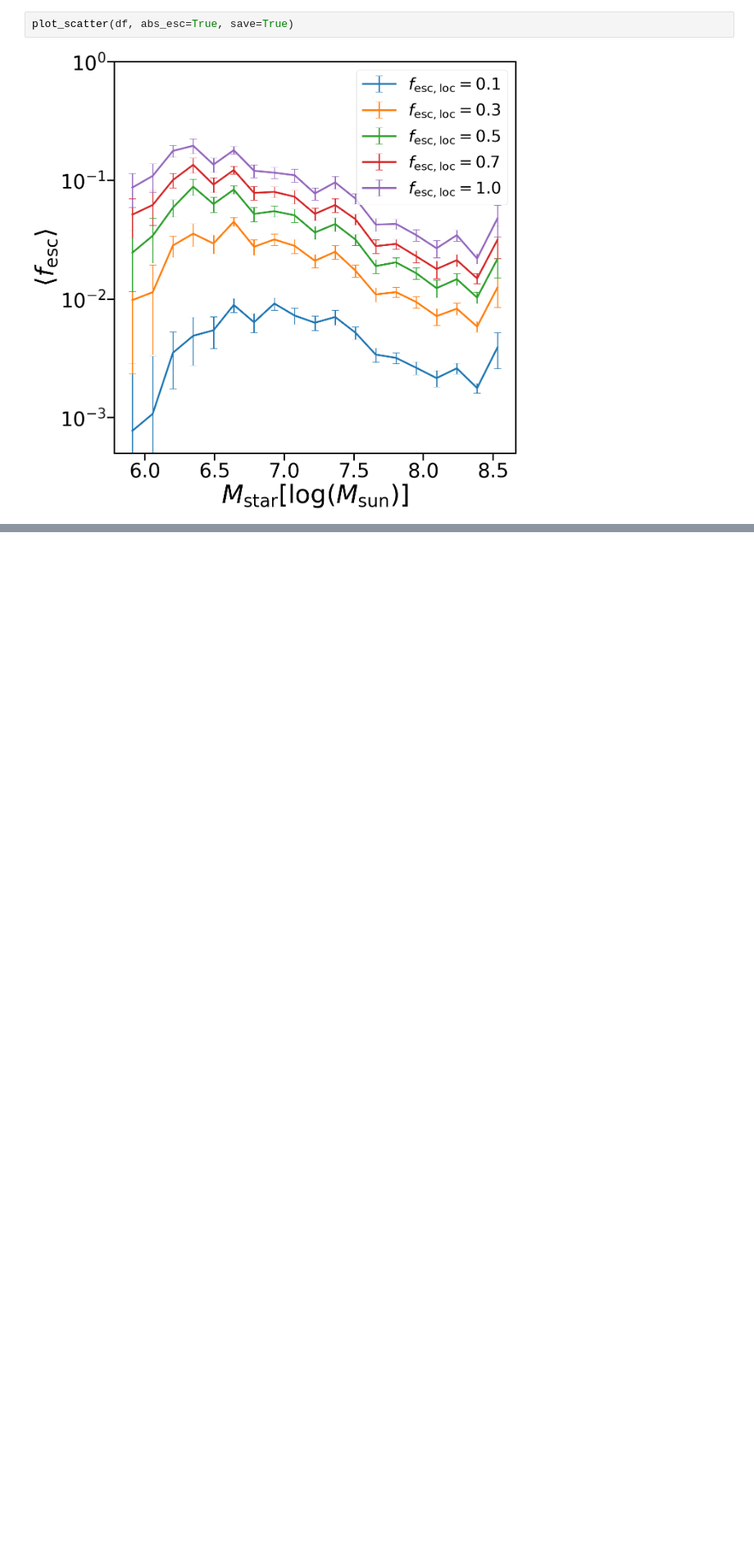
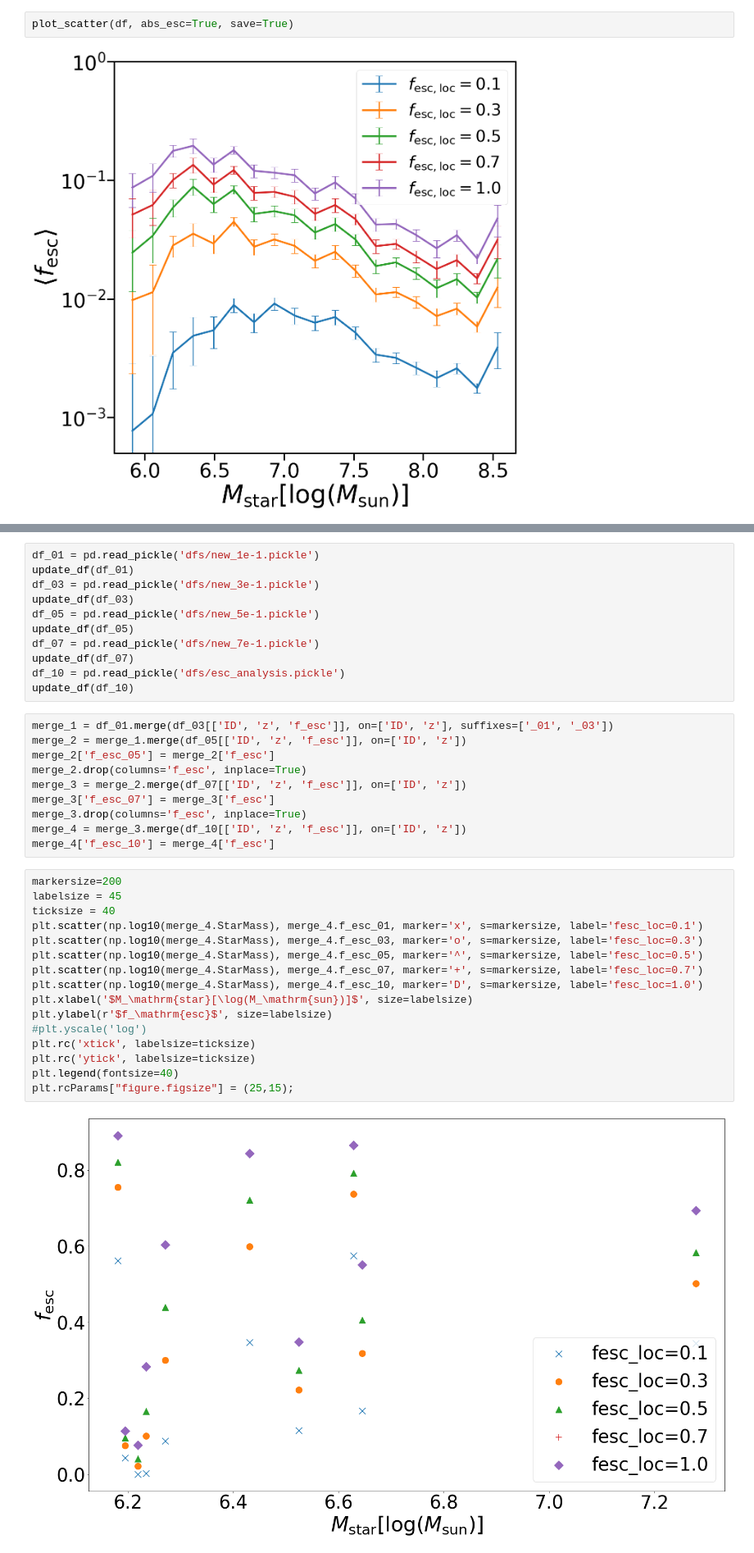
Before and after one commit to IvanKostyuk94/f_esc, a Jupyter notebook: loc_esc.ipynb, the cells around one changed output, grey strips where cells are left out. Shown at 82% size. Cells and saved outputs as stored; diff of their text form; blank space fills up the shorter version.

```diff
--- a/loc_esc.ipynb
+++ b/loc_esc.ipynb
@@ -203,0 +226,39 @@ plt.rcParams["figure.figsize"] = (15,15);
+# %%
+df_01 = pd.read_pickle('dfs/new_1e-1.pickle')
+update_df(df_01)
+df_03 = pd.read_pickle('dfs/new_3e-1.pickle')
+update_df(df_03)
+df_05 = pd.read_pickle('dfs/new_5e-1.pickle')
+update_df(df_05)
+df_07 = pd.read_pickle('dfs/new_7e-1.pickle')
+update_df(df_07)
+df_10 = pd.read_pickle('dfs/esc_analysis.pickle')
+update_df(df_10)
+# %%
+merge_1 = df_01.merge(df_03[['ID', 'z', 'f_esc']], on=['ID', 'z'], suffixes=['_01', '_03'])
+merge_2 = merge_1.merge(df_05[['ID', 'z', 'f_esc']], on=['ID', 'z'])
+merge_2['f_esc_05'] = merge_2['f_esc']
+merge_2.drop(columns='f_esc', inplace=True)
+merge_3 = merge_2.merge(df_07[['ID', 'z', 'f_esc']], on=['ID', 'z'])
+merge_3['f_esc_07'] = merge_3['f_esc']
+merge_3.drop(columns='f_esc', inplace=True)
+merge_4 = merge_3.merge(df_10[['ID', 'z', 'f_esc']], on=['ID', 'z'])
+merge_4['f_esc_10'] = merge_4['f_esc']
+# %%
+markersize=200
+labelsize = 45
+ticksize = 40
+plt.scatter(np.log10(merge_4.StarMass), merge_4.f_esc_01, marker='x', s=markersize, label='fesc_loc=0.1')
+plt.scatter(np.log10(merge_4.StarMass), merge_4.f_esc_03, marker='o', s=markersize, label='fesc_loc=0.3')
+plt.scatter(np.log10(merge_4.StarMass), merge_4.f_esc_05, marker='^', s=markersize, label='fesc_loc=0.5')
+plt.scatter(np.log10(merge_4.StarMass), merge_4.f_esc_07, marker='+', s=markersize, label='fesc_loc=0.7')
+plt.scatter(np.log10(merge_4.StarMass), merge_4.f_esc_10, marker='D', s=markersize, label='fesc_loc=1.0')
+plt.xlabel('$M_\mathrm{star}[\log(M_\mathrm{sun})]$', size=labelsize)
+plt.ylabel(r'$f_\mathrm{esc}$', size=labelsize)
+#plt.yscale('log')
+plt.rc('xtick', labelsize=ticksize)
+plt.rc('ytick', labelsize=ticksize)
+plt.legend(fontsize=40)
+plt.rcParams["figure.figsize"] = (25,15);
+# %% [output]
+[figure, added]
```
Also changed, not shown: parts of 7 cells of this notebook, 16 other files.
